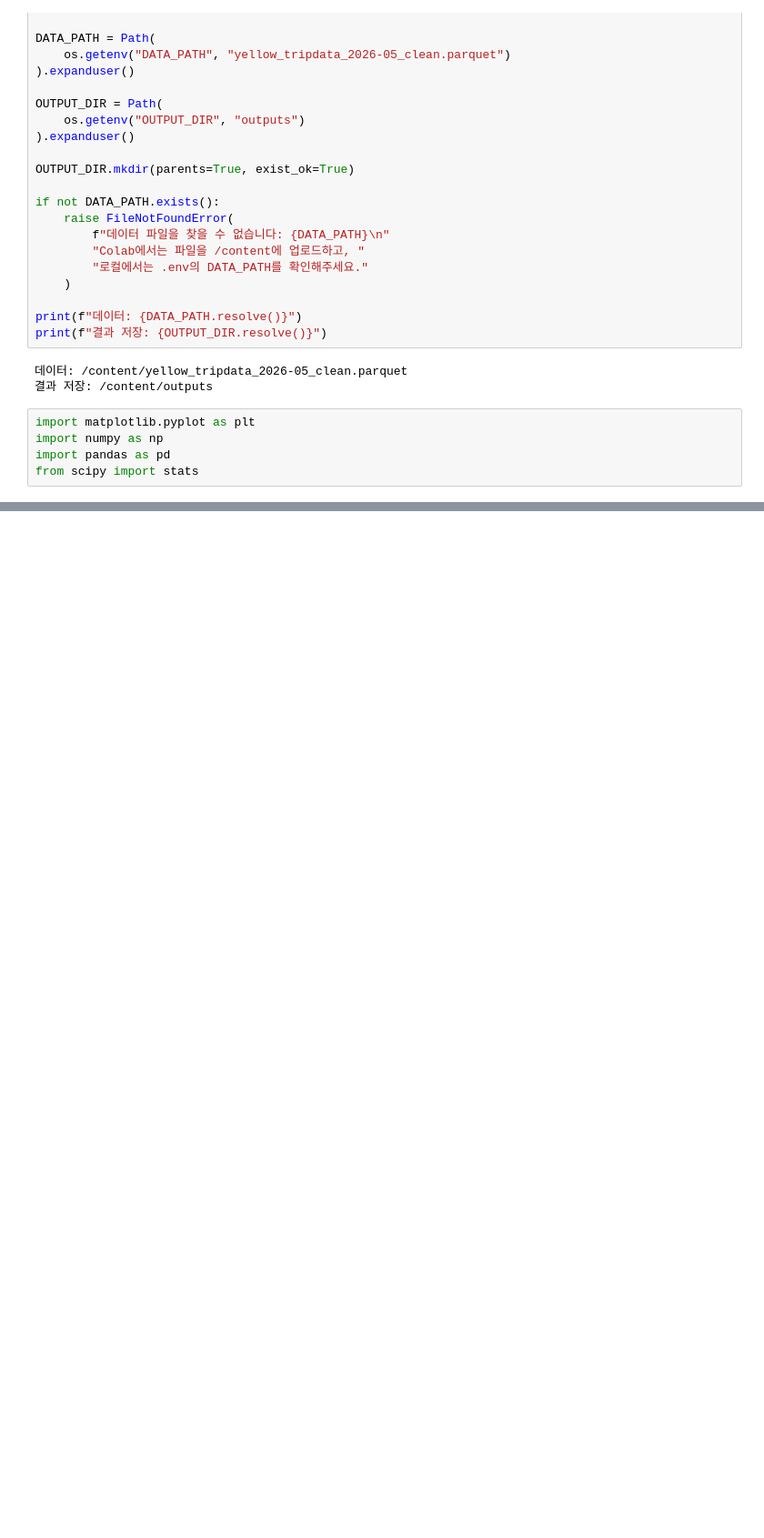
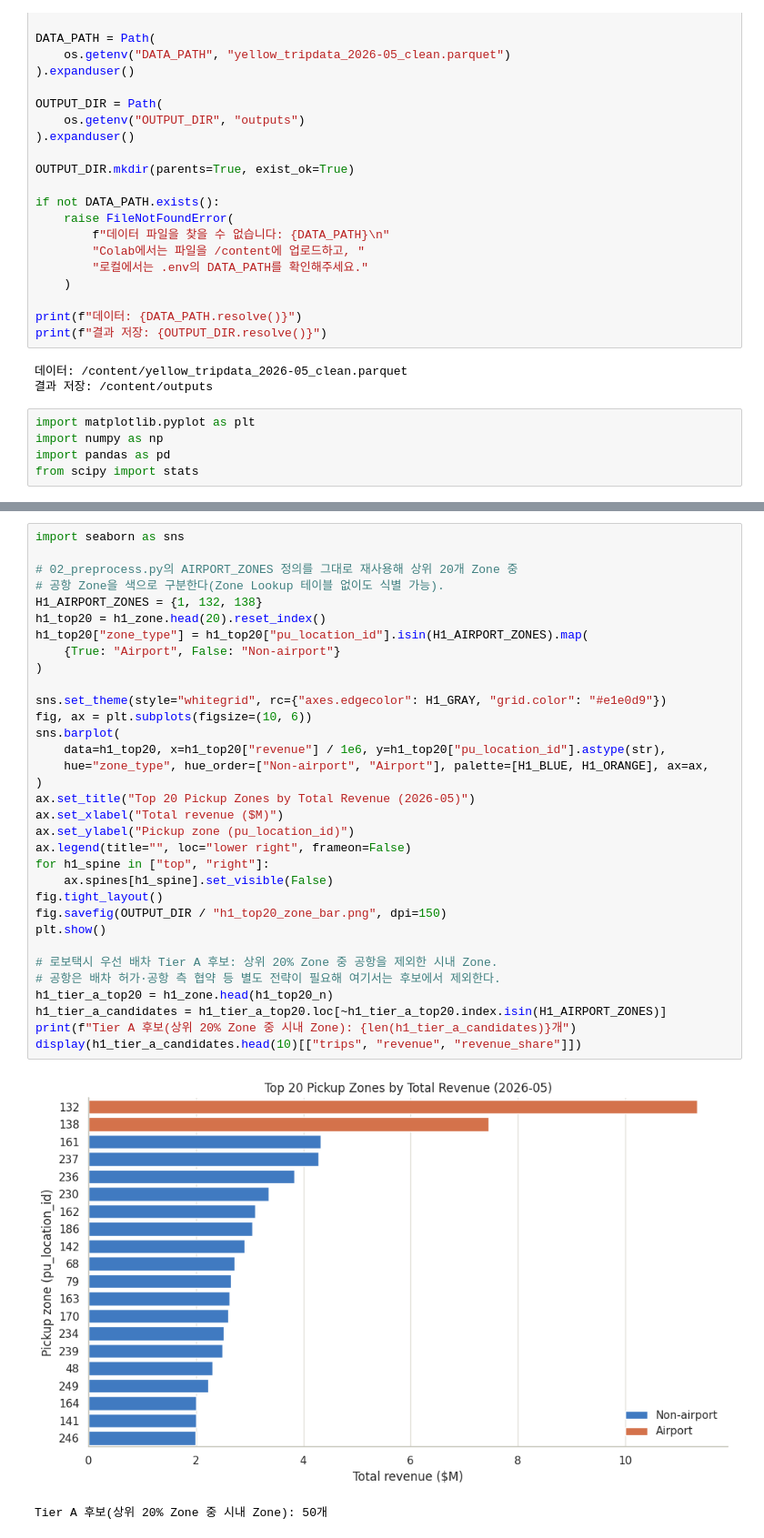
Before and after one commit to SKALA-python/taxi, a Jupyter notebook: main.ipynb, the cells around one changed output, grey strips where cells are left out. Shown at 91% size. Cells and saved outputs as stored; diff of their text form; blank space fills up the shorter version.

```diff
--- a/main.ipynb
+++ b/main.ipynb
@@ -35,0 +237,36 @@ from scipy import stats
+# %%
+import seaborn as sns
+
+# 02_preprocess.py의 AIRPORT_ZONES 정의를 그대로 재사용해 상위 20개 Zone 중
+# 공항 Zone을 색으로 구분한다(Zone Lookup 테이블 없이도 식별 가능).
+H1_AIRPORT_ZONES = {1, 132, 138}
+h1_top20 = h1_zone.head(20).reset_index()
+h1_top20["zone_type"] = h1_top20["pu_location_id"].isin(H1_AIRPORT_ZONES).map(
+    {True: "Airport", False: "Non-airport"}
+)
+
+sns.set_theme(style="whitegrid", rc={"axes.edgecolor": H1_GRAY, "grid.color": "#e1e0d9"})
+fig, ax = plt.subplots(figsize=(10, 6))
+sns.barplot(
+    data=h1_top20, x=h1_top20["revenue"] / 1e6, y=h1_top20["pu_location_id"].astype(str),
+    hue="zone_type", hue_order=["Non-airport", "Airport"], palette=[H1_BLUE, H1_ORANGE], ax=ax,
+)
+ax.set_title("Top 20 Pickup Zones by Total Revenue (2026-05)")
+ax.set_xlabel("Total revenue ($M)")
+ax.set_ylabel("Pickup zone (pu_location_id)")
+ax.legend(title="", loc="lower right", frameon=False)
+for h1_spine in ["top", "right"]:
+    ax.spines[h1_spine].set_visible(False)
+fig.tight_layout()
+fig.savefig(OUTPUT_DIR / "h1_top20_zone_bar.png", dpi=150)
+plt.show()
+
+# 로보택시 우선 배차 Tier A 후보: 상위 20% Zone 중 공항을 제외한 시내 Zone.
+# 공항은 배차 허가·공항 측 협약 등 별도 전략이 필요해 여기서는 후보에서 제외한다.
+h1_tier_a_top20 = h1_zone.head(h1_top20_n)
+h1_tier_a_candidates = h1_tier_a_top20.loc[~h1_tier_a_top20.index.isin(H1_AIRPORT_ZONES)]
+print(f"Tier A 후보(상위 20% Zone 중 시내 Zone): {len(h1_tier_a_candidates)}개")
+display(h1_tier_a_candidates.head(10)[["trips", "revenue", "revenue_share"]])
+# %% [output]
+[figure, added]
+Tier A 후보(상위 20% Zone 중 시내 Zone): 50개
```
Also changed, not shown: parts of 10 cells of this notebook.
